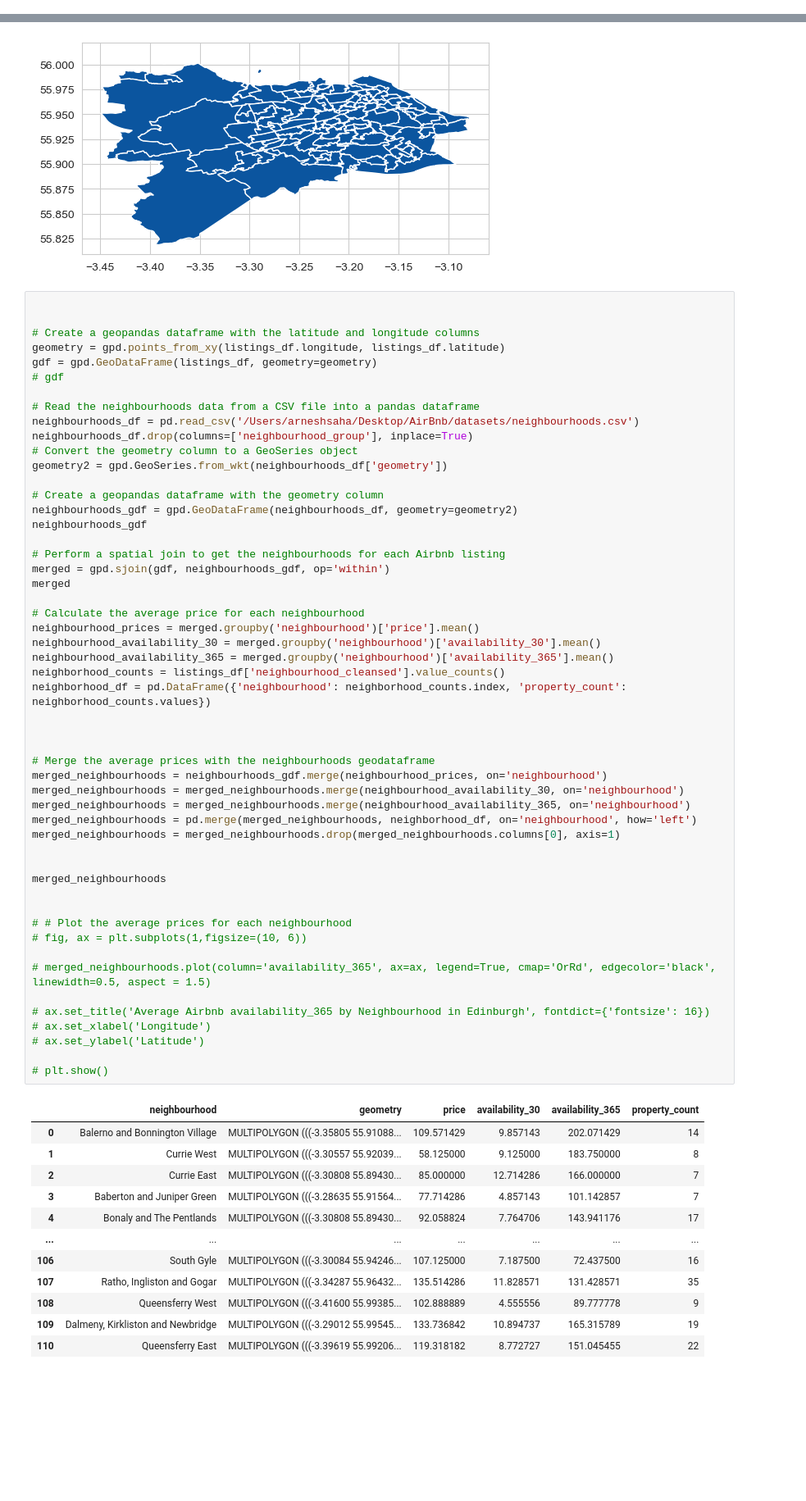
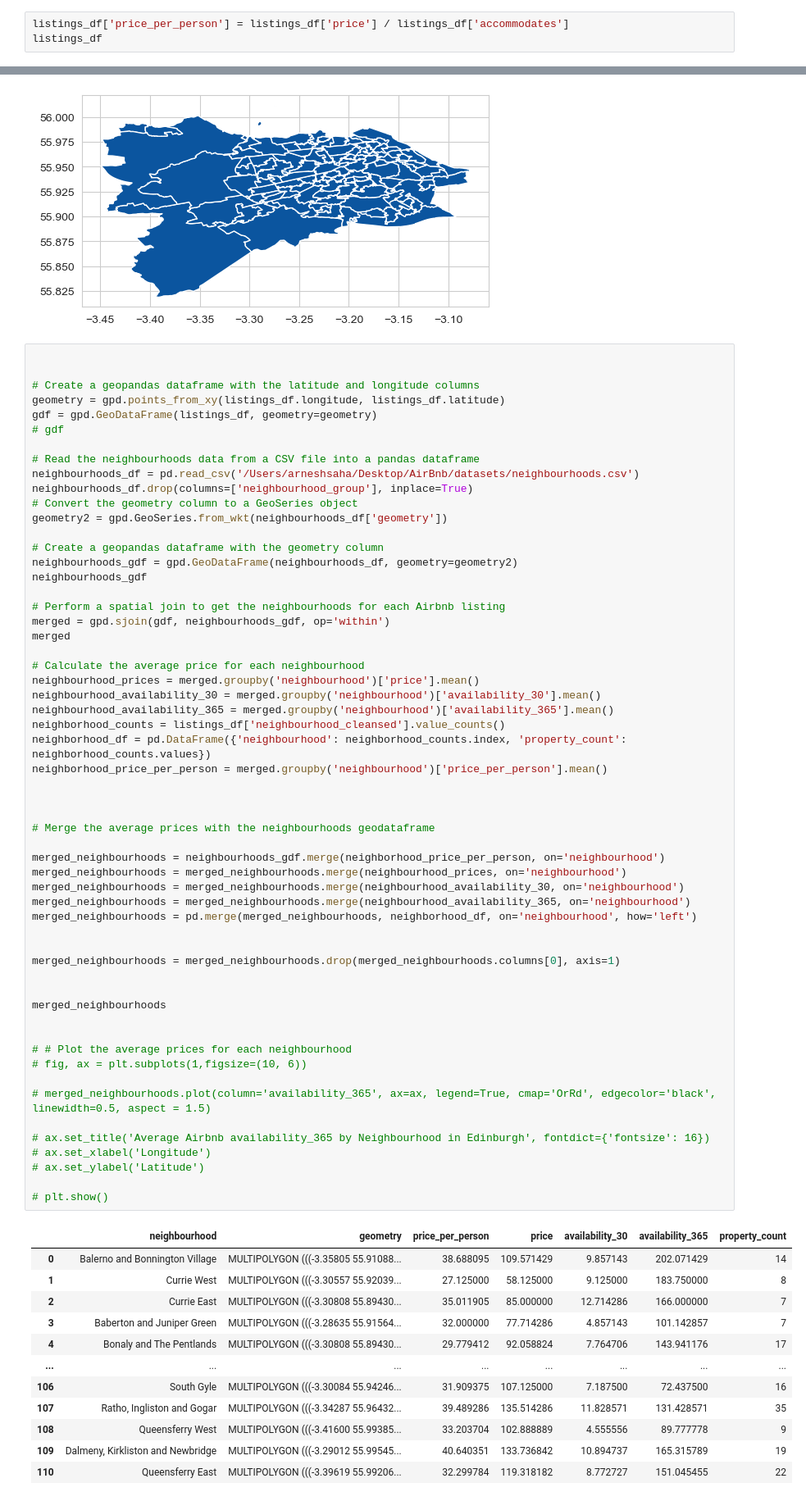
Before and after one commit to Arnesh997/FDS-Airbnb, a Jupyter notebook: main_2 arnesh_nbd1.ipynb, the cells around one changed output, grey strips where cells are left out. Shown at 82% size. Drawn from its saved outputs; the diff is of its cells as text; blank space fills up the shorter version.

```diff
--- a/main_2 arnesh_nbd1.ipynb
+++ b/main_2 arnesh_nbd1.ipynb
@@ -100,3 +100,6 @@ Filtered Shape: (6617, 31)
 listings_df.neighbourhood_cleansed.nunique()
 # %% [output]
 111
+# %%
+listings_df['price_per_person'] = listings_df['price'] / listings_df['accommodates']
+listings_df
@@ -142,43 +159,48 @@ merged
 # Calculate the average price for each neighbourhood
 neighbourhood_prices = merged.groupby('neighbourhood')['price'].mean()
 neighbourhood_availability_30 = merged.groupby('neighbourhood')['availability_30'].mean()
 neighbourhood_availability_365 = merged.groupby('neighbourhood')['availability_365'].mean()
 neighborhood_counts = listings_df['neighbourhood_cleansed'].value_counts()
 neighborhood_df = pd.DataFrame({'neighbourhood': neighborhood_counts.index, 'property_count': neighborhood_counts.values})
+neighborhood_price_per_person = merged.groupby('neighbourhood')['price_per_person'].mean()
 
 
 
 # Merge the average prices with the neighbourhoods geodataframe
-merged_neighbourhoods = neighbourhoods_gdf.merge(neighbourhood_prices, on='neighbourhood')
+
+merged_neighbourhoods = neighbourhoods_gdf.merge(neighborhood_price_per_person, on='neighbourhood')
+merged_neighbourhoods = merged_neighbourhoods.merge(neighbourhood_prices, on='neighbourhood')
 merged_neighbourhoods = merged_neighbourhoods.merge(neighbourhood_availability_30, on='neighbourhood')
 merged_neighbourhoods = merged_neighbourhoods.merge(neighbourhood_availability_365, on='neighbourhood')
 merged_neighbourhoods = pd.merge(merged_neighbourhoods, neighborhood_df, on='neighbourhood', how='left')
+
+
 merged_neighbourhoods = merged_neighbourhoods.drop(merged_neighbourhoods.columns[0], axis=1)
 
 
 merged_neighbourhoods
 
 
 # # Plot the average prices for each neighbourhood
 # fig, ax = plt.subplots(1,figsize=(10, 6))
 
 # merged_neighbourhoods.plot(column='availability_365', ax=ax, legend=True, cmap='OrRd', edgecolor='black', linewidth=0.5, aspect = 1.5)
 
 # ax.set_title('Average Airbnb availability_365 by Neighbourhood in Edinburgh', fontdict={'fontsize': 16})
 # ax.set_xlabel('Longitude')
 # ax.set_ylabel('Latitude')
 
 # plt.show()
 # %% [output]
-|  | neighbourhood | geometry | price | availability_30 | availability_365 | property_count |
-| 0 | Balerno and Bonnington Village | MULTIPOLYGON (((-3.35805 55.91088... | 109.571429 | 9.857143 | 202.071429 | 14 |
-| 1 | Currie West | MULTIPOLYGON (((-3.30557 55.92039... | 58.125000 | 9.125000 | 183.750000 | 8 |
-| 2 | Currie East | MULTIPOLYGON (((-3.30808 55.89430... | 85.000000 | 12.714286 | 166.000000 | 7 |
-| 3 | Baberton and Juniper Green | MULTIPOLYGON (((-3.28635 55.91564... | 77.714286 | 4.857143 | 101.142857 | 7 |
-| 4 | Bonaly and The Pentlands | MULTIPOLYGON (((-3.30808 55.89430... | 92.058824 | 7.764706 | 143.941176 | 17 |
-| ... | ... | ... | ... | ... | ... | ... |
-| 106 | South Gyle | MULTIPOLYGON (((-3.30084 55.94246... | 107.125000 | 7.187500 | 72.437500 | 16 |
-| 107 | Ratho, Ingliston and Gogar | MULTIPOLYGON (((-3.34287 55.96432... | 135.514286 | 11.828571 | 131.428571 | 35 |
-| 108 | Queensferry West | MULTIPOLYGON (((-3.41600 55.99385... | 102.888889 | 4.555556 | 89.777778 | 9 |
-| 109 | Dalmeny, Kirkliston and Newbridge | MULTIPOLYGON (((-3.29012 55.99545... | 133.736842 | 10.894737 | 165.315789 | 19 |
-| 110 | Queensferry East | MULTIPOLYGON (((-3.39619 55.99206... | 119.318182 | 8.772727 | 151.045455 | 22 |
+|  | neighbourhood | geometry | price_per_person | price | availability_30 | availability_365 | property_count |
+| 0 | Balerno and Bonnington Village | MULTIPOLYGON (((-3.35805 55.91088... | 38.688095 | 109.571429 | 9.857143 | 202.071429 | 14 |
+| 1 | Currie West | MULTIPOLYGON (((-3.30557 55.92039... | 27.125000 | 58.125000 | 9.125000 | 183.750000 | 8 |
+| 2 | Currie East | MULTIPOLYGON (((-3.30808 55.89430... | 35.011905 | 85.000000 | 12.714286 | 166.000000 | 7 |
+| 3 | Baberton and Juniper Green | MULTIPOLYGON (((-3.28635 55.91564... | 32.000000 | 77.714286 | 4.857143 | 101.142857 | 7 |
+| 4 | Bonaly and The Pentlands | MULTIPOLYGON (((-3.30808 55.89430... | 29.779412 | 92.058824 | 7.764706 | 143.941176 | 17 |
+| ... | ... | ... | ... | ... | ... | ... | ... |
+| 106 | South Gyle | MULTIPOLYGON (((-3.30084 55.94246... | 31.909375 | 107.125000 | 7.187500 | 72.437500 | 16 |
+| 107 | Ratho, Ingliston and Gogar | MULTIPOLYGON (((-3.34287 55.96432... | 39.489286 | 135.514286 | 11.828571 | 131.428571 | 35 |
+| 108 | Queensferry West | MULTIPOLYGON (((-3.41600 55.99385... | 33.203704 | 102.888889 | 4.555556 | 89.777778 | 9 |
+| 109 | Dalmeny, Kirkliston and Newbridge | MULTIPOLYGON (((-3.29012 55.99545... | 40.640351 | 133.736842 | 10.894737 | 165.315789 | 19 |
+| 110 | Queensferry East | MULTIPOLYGON (((-3.39619 55.99206... | 32.299784 | 119.318182 | 8.772727 | 151.045455 | 22 |
```
Also changed, not shown: parts of 6 cells of this notebook.
